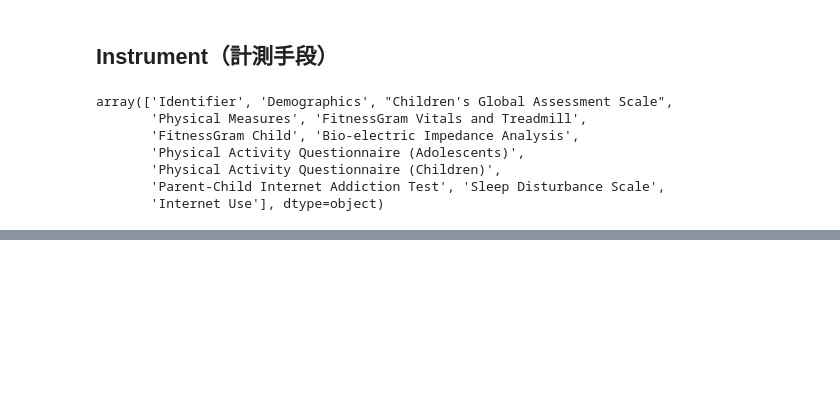
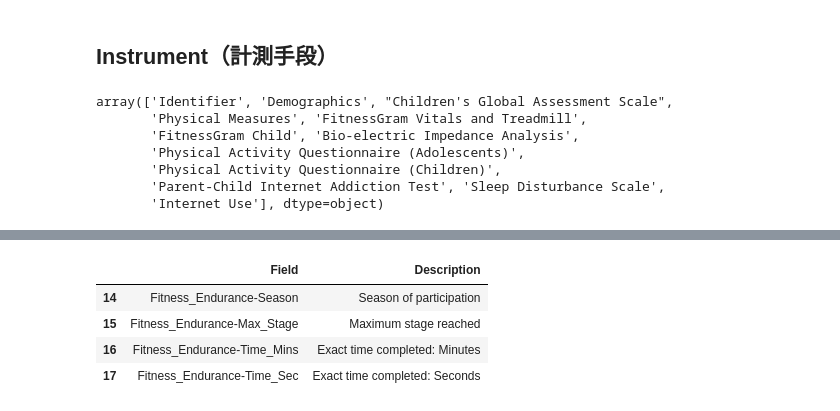
Before and after one commit to yuji-sgs/child-mind-institute, a Jupyter notebook: EDA_Myself.ipynb, the cells around one changed output, grey strips where cells are left out. Saved outputs shown, nothing was run; the diff lists cells and outputs as text; code cells hidden in the pictures; blank space fills up the shorter version.

```diff
--- a/EDA_Myself.ipynb
+++ b/EDA_Myself.ipynb
@@ -245,0 +332,8 @@ array(['Identifier', 'Demographics', "Children's Global Assessment Scale",
+# %%
+data_dict[data_dict['Instrument'] == 'FitnessGram Vitals and Treadmill'][['Field', 'Description']]
+# %% [output]
+|  | Field | Description |
+| 14 | Fitness_Endurance-Season | Season of participation |
+| 15 | Fitness_Endurance-Max_Stage | Maximum stage reached |
+| 16 | Fitness_Endurance-Time_Mins | Exact time completed: Minutes |
+| 17 | Fitness_Endurance-Time_Sec | Exact time completed: Seconds |
```
Also changed, not shown: parts of 19 cells of this notebook.
